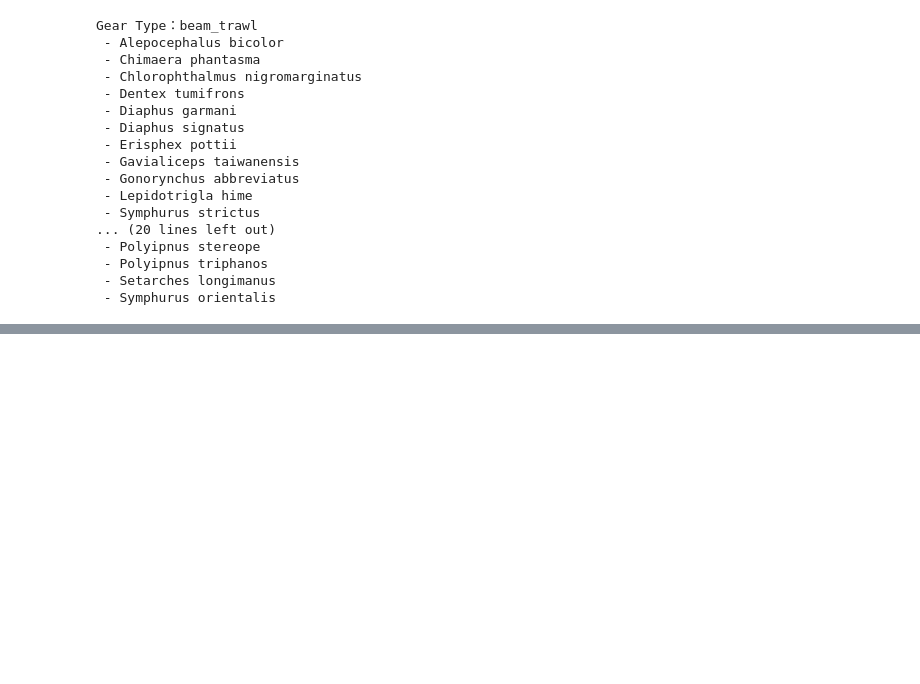
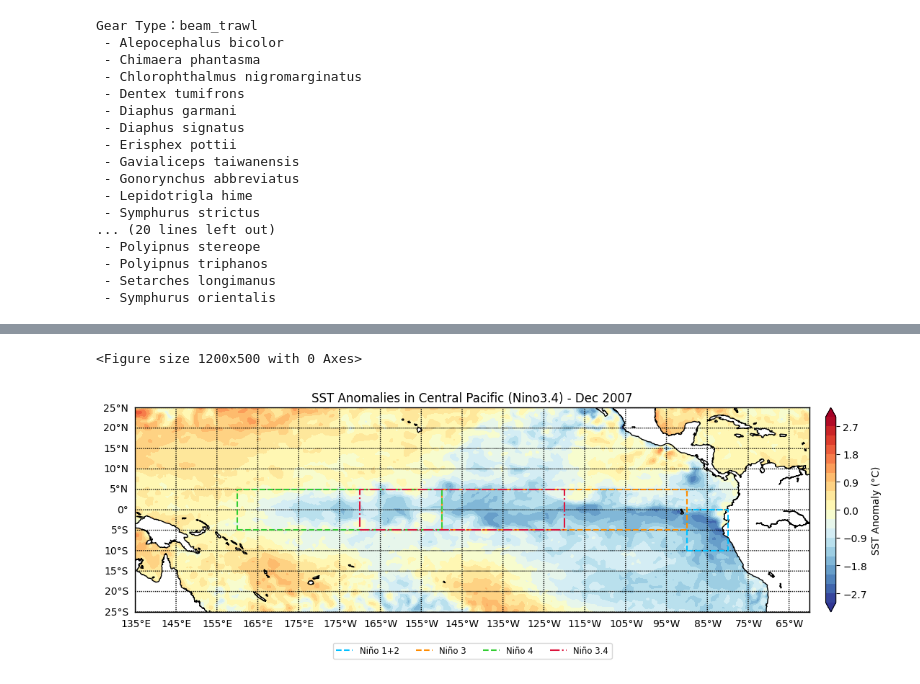
Before and after one commit to ODBapp/2025_NODASS_workshop, a Jupyter notebook: src/odb.ipynb, the cells around one changed output, grey strips where cells are left out. Cells and saved outputs as stored; diff of their text form; code cells hidden in the pictures; blank space fills up the shorter version.

```diff
--- a/src/odb.ipynb
+++ b/src/odb.ipynb
@@ -890,0 +955,15 @@ Gear Type：beam_trawl
+# %%
+# Test a stronger La Niña event
+# Plot a wider region, but it across 180°E antimeridian, so we need to split the data fetching
+start, end = "2007-12-01", "2007-12-30"
+lat0, lat1 = -25, 25
+lon0, lon1 = 135, -60  # 180°E to 300°E
+
+# def get_combined_ssta_data():
+d1 = fetch_mhw_data(-179.999, lat0, lon1, lat1, start, end)
+d2 = fetch_mhw_data(lon0, lat0, 179.999, lat1, start, end)
+# return
+data = pd.concat([d1, d2], ignore_index=True)
+data["date"] = pd.to_datetime(data["date"])
+data['lon_360'] = data['lon'].apply(lambda x: x + 360 if x < 0 else x) # basemap needs 0-360 degrees longitude
+print(data.head())
@@ -890,0 +977,13 @@ Gear Type：beam_trawl
+# %%
+# Reshape to grid for plotting
+def reshape_to_grid_fixed(data, column, date, lon_col='lon'):
+    data_filtered = data[data["date"] == date]
+    all_lats = np.sort(data["lat"].unique())
+    all_lons = np.sort(data[lon_col].unique())
+    grid = pd.DataFrame(index=all_lats, columns=all_lons)
+    for _, row in data_filtered.iterrows():
+        grid.at[row["lat"], row[lon_col]] = row[column]
+    return grid.astype(float)
+
+grid = reshape_to_grid_fixed(data, 'sst_anomaly', start, lon_col='lon_360')
+print(grid.tail())
@@ -890,0 +1061,5 @@ Gear Type：beam_trawl
+# %%
+plot_ssta_grid(grid, pd.to_datetime(start), lon0, lon1+360, lat0, lat1)
+# %% [output]
+<Figure size 1200x500 with 0 Axes>
+[figure, added]
```
Also changed, not shown: parts of 26 cells of this notebook.
